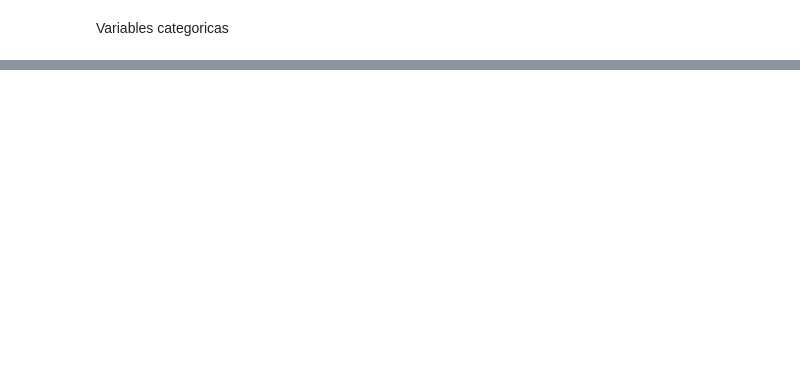
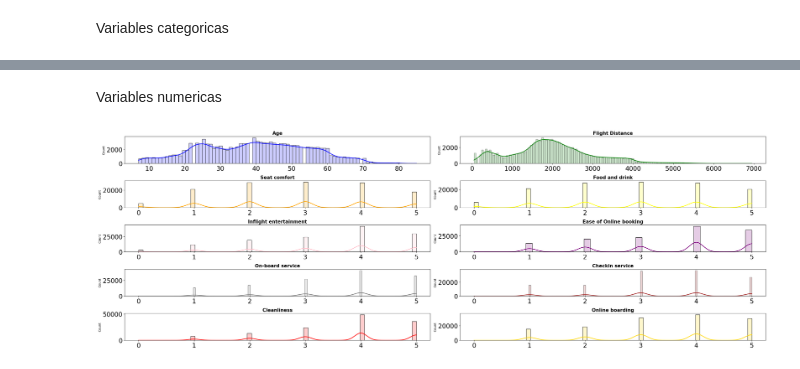
Before and after one commit to Adalab/DA-promo-b-modulo-3-sprint-1-Paula-Yadira, a Jupyter notebook: Regresión logistica/I-pair-programming-EDA.ipynb, the cells around one changed output, grey strips where cells are left out. Cells and saved outputs as stored; diff of their text form; code cells hidden in the pictures; blank space fills up the shorter version.

```diff
--- a/Regresión logistica/I-pair-programming-EDA.ipynb
+++ b/Regresión logistica/I-pair-programming-EDA.ipynb
@@ -182,0 +193,32 @@ fig.tight_layout();
+# %% [markdown]
+Variables numericas
+# %%
+# Gráfico de distribución para cada variable numérica
+# ==============================================================================
+
+fig, axes = plt.subplots(nrows = 5, ncols = 2, figsize = (30, 10))
+
+lista_colores = ["blue", "green", "orange",'yellow','pink','purple','grey','brown','red','gold']
+
+axes = axes.flat
+
+columnas_numeric = df.select_dtypes(include = np.number).columns
+
+for i, colum in enumerate(columnas_numeric):
+    sns.histplot(
+        data = df,
+        x = colum,
+        kde = True,
+        color = lista_colores[i],
+        line_kws = {"linewidth": 2},
+        alpha = 0.2,
+        ax = axes[i])
+
+
+    axes[i].set_title(colum, fontsize = 15, fontweight = "bold")
+    axes[i].tick_params(labelsize = 20)
+    axes[i].set_xlabel("")
+
+fig.tight_layout();
+# %% [output]
+[figure, added]
```
Also changed, not shown: parts of 35 cells of this notebook, 3 other files.
